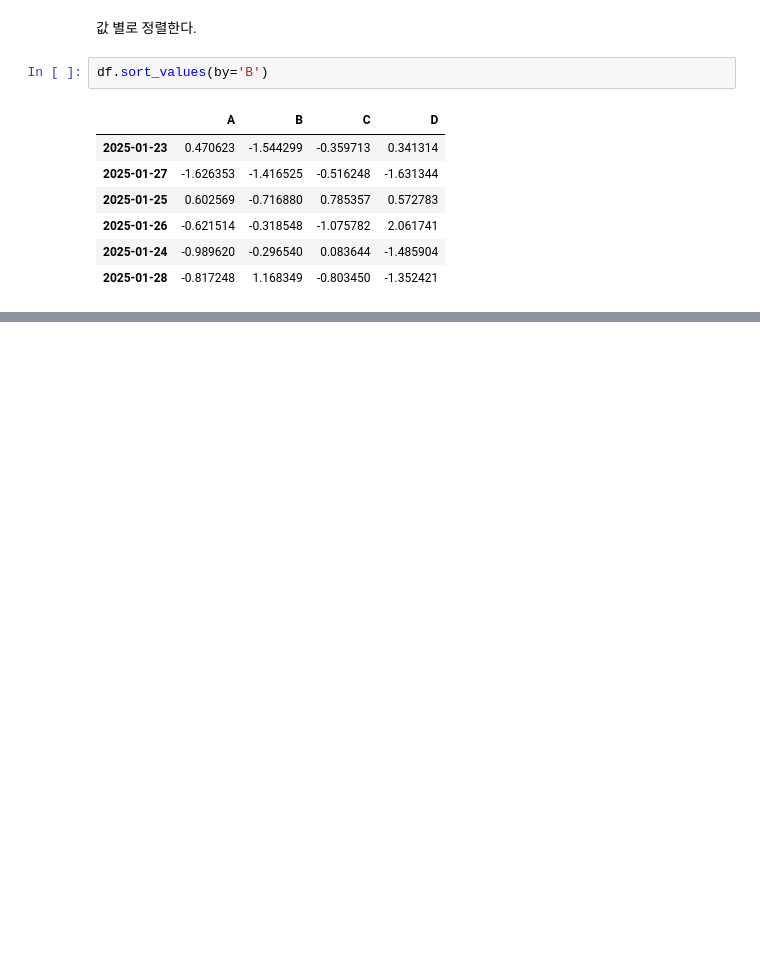
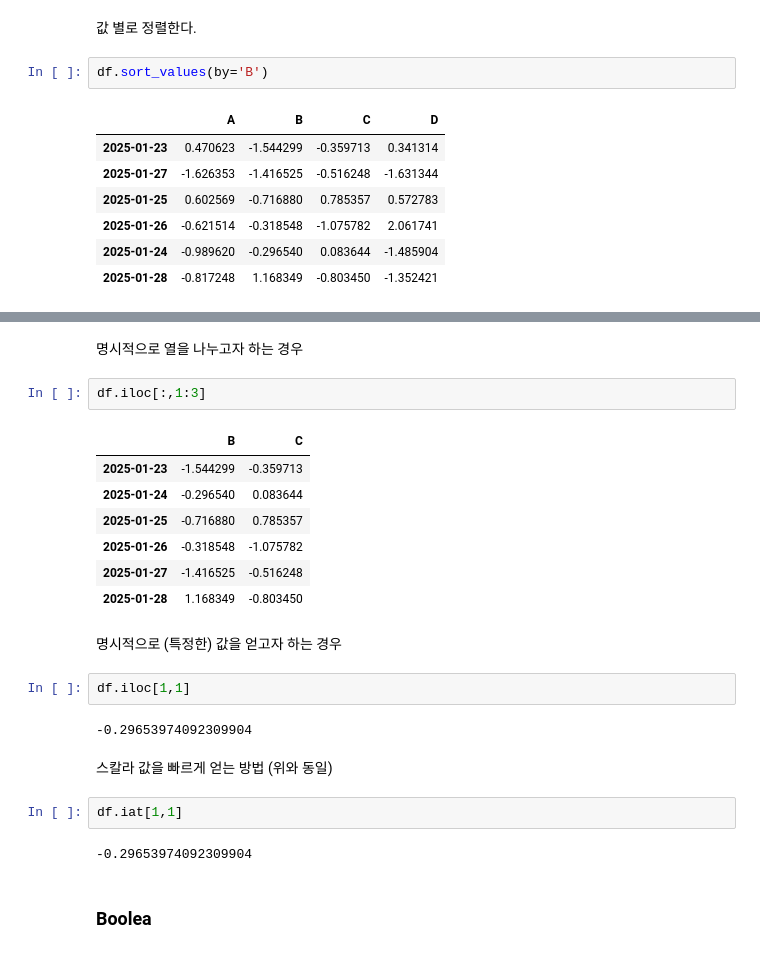
Before and after one commit to vhzkclq0705/jerreda, a Jupyter notebook: notebook/10minutes.ipynb, the cells around one changed output, grey strips where cells are left out. Saved outputs shown, nothing was run; the diff lists cells and outputs as text; blank space fills up the shorter version.

```diff
--- a/notebook/10minutes.ipynb
+++ b/notebook/10minutes.ipynb
@@ -208,0 +334,26 @@ df.sort_values(by='B')
+# %% [markdown]
+명시적으로 열을 나누고자 하는 경우
+# %%
+df.iloc[:,1:3]
+# %% [output]
+|  | B | C |
+| 2025-01-23 | -1.544299 | -0.359713 |
+| 2025-01-24 | -0.296540 | 0.083644 |
+| 2025-01-25 | -0.716880 | 0.785357 |
+| 2025-01-26 | -0.318548 | -1.075782 |
+| 2025-01-27 | -1.416525 | -0.516248 |
+| 2025-01-28 | 1.168349 | -0.803450 |
+# %% [markdown]
+명시적으로 (특정한) 값을 얻고자 하는 경우
+# %%
+df.iloc[1,1]
+# %% [output]
+-0.29653974092309904
+# %% [markdown]
+스칼라 값을 빠르게 얻는 방법 (위와 동일)
+# %%
+df.iat[1,1]
+# %% [output]
+-0.29653974092309904
+# %% [markdown]
+### Boolea
```
Also changed, not shown: parts of 26 cells of this notebook.
